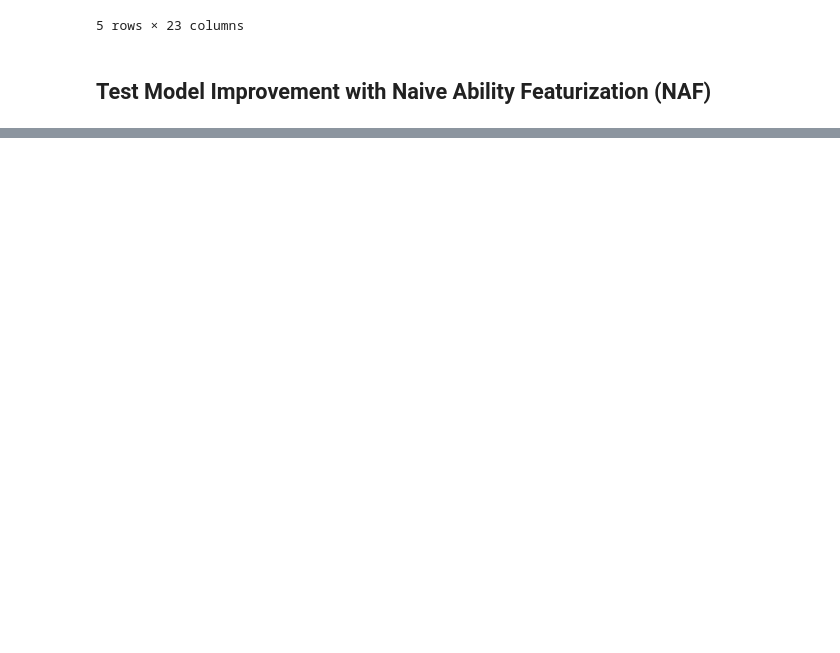
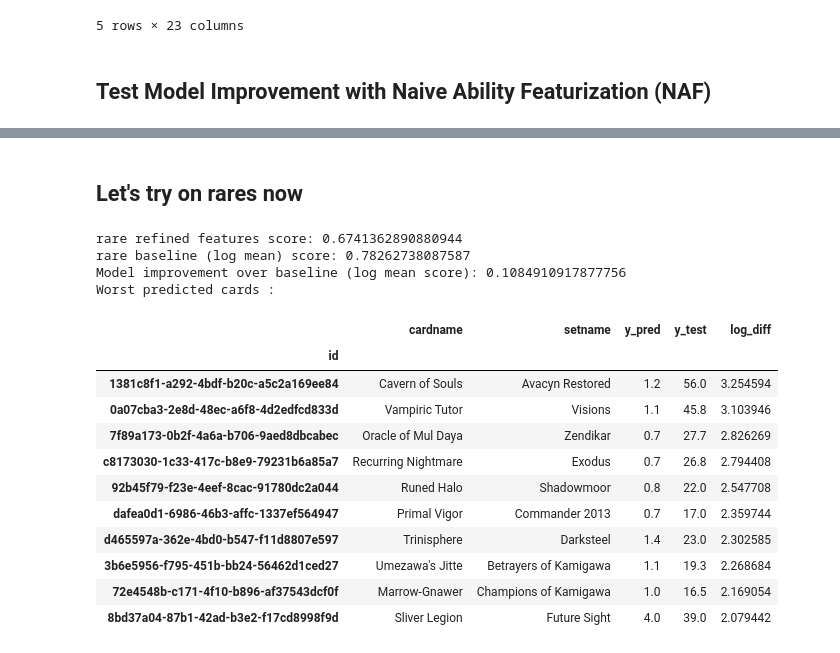
Before and after one commit to alexgcuevas/mystic-speculation, a Jupyter notebook: Docent of Perfection.ipynb, the cells around one changed output, grey strips where cells are left out. Drawn from its saved outputs; the diff is of its cells as text; code cells hidden in the pictures; blank space fills up the shorter version.

```diff
--- a/Docent of Perfection.ipynb
+++ b/Docent of Perfection.ipynb
@@ -324,0 +375,35 @@ plot_pred_hist(results_df['y_pred'],results_df['y_test'], 'Refined feature histo
+# %% [markdown]
+## Let's try on rares now
+# %%
+rarity = 'rare'
+raw_df = pd.read_csv('data/all_vintage_cards-{}_recent.csv'.format(rarity))
+
+# drop sets, drop duplicates, set indices
+X, y = csv_cleaner(raw_df)
+X_train, X_test, y_train, y_test = train_test_split(X,y,test_size=0.2, random_state=1)
+
+pipe, results_df, model_score = fit_refine_pipeline(X_train, X_test, y_train, y_test)
+print('{0} refined features score: {1}'.format(rarity,model_score))
+
+dummy_results_df, baseline_score = baseline_model(X_train, X_test, y_train, y_test)
+print('{0} baseline (log mean) score: {1}'.format(rarity,baseline_score))
+print('Model improvement over baseline (log mean score): {}'.format(baseline_score-model_score))
+print('Worst predicted cards :')
+results_df[['cardname','setname','y_pred','y_test','log_diff']].sort_values('log_diff', ascending=False).head(10)
+# %% [output]
+rare refined features score: 0.6741362890880944
+rare baseline (log mean) score: 0.78262738087587
+Model improvement over baseline (log mean score): 0.1084910917877756
+Worst predicted cards :
+|  | cardname | setname | y_pred | y_test | log_diff |
+| id |  |  |  |  |  |
+| 1381c8f1-a292-4bdf-b20c-a5c2a169ee84 | Cavern of Souls | Avacyn Restored | 1.2 | 56.0 | 3.254594 |
+| 0a07cba3-2e8d-48ec-a6f8-4d2edfcd833d | Vampiric Tutor | Visions | 1.1 | 45.8 | 3.103946 |
+| 7f89a173-0b2f-4a6a-b706-9aed8dbcabec | Oracle of Mul Daya | Zendikar | 0.7 | 27.7 | 2.826269 |
+| c8173030-1c33-417c-b8e9-79231b6a85a7 | Recurring Nightmare | Exodus | 0.7 | 26.8 | 2.794408 |
+| 92b45f79-f23e-4eef-8cac-91780dc2a044 | Runed Halo | Shadowmoor | 0.8 | 22.0 | 2.547708 |
+| dafea0d1-6986-46b3-affc-1337ef564947 | Primal Vigor | Commander 2013 | 0.7 | 17.0 | 2.359744 |
+| d465597a-362e-4bd0-b547-f11d8807e597 | Trinisphere | Darksteel | 1.4 | 23.0 | 2.302585 |
+| 3b6e5956-f795-451b-bb24-56462d1ced27 | Umezawa's Jitte | Betrayers of Kamigawa | 1.1 | 19.3 | 2.268684 |
+| 72e4548b-c171-4f10-b896-af37543dcf0f | Marrow-Gnawer | Champions of Kamigawa | 1.0 | 16.5 | 2.169054 |
+| 8bd37a04-87b1-42ad-b3e2-f17cd8998f9d | Sliver Legion | Future Sight | 4.0 | 39.0 | 2.079442 |
```
Also changed, not shown: parts of 7 cells of this notebook, 2 other files.
